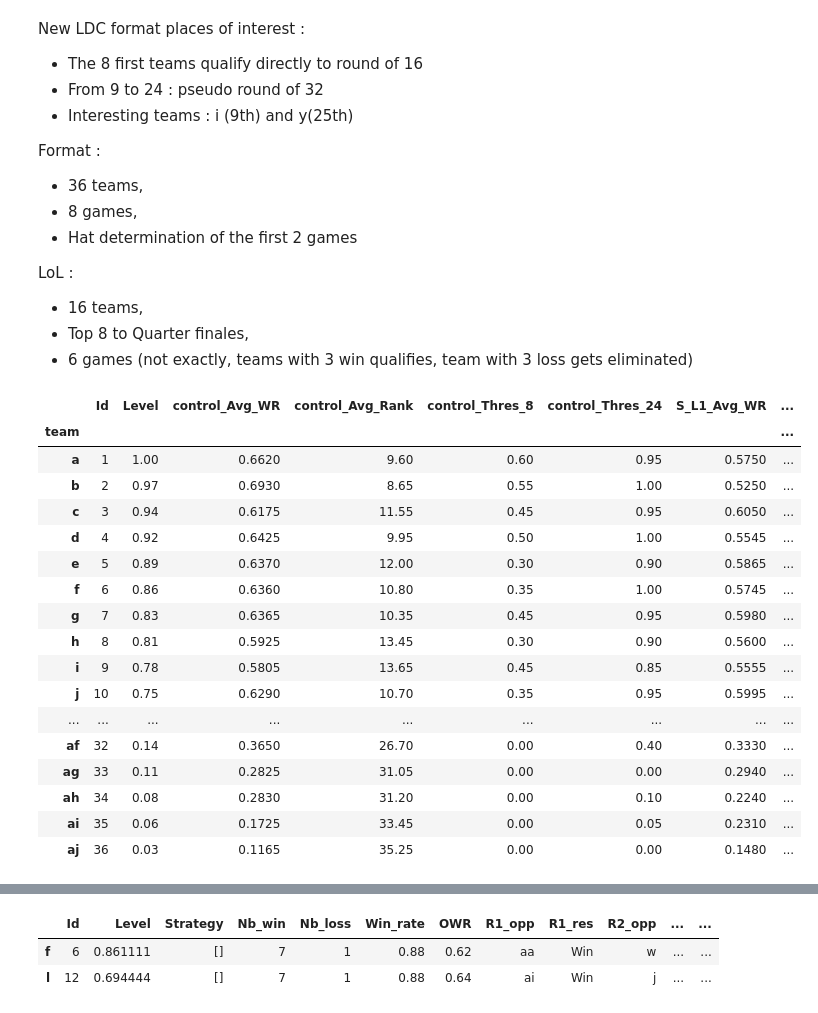
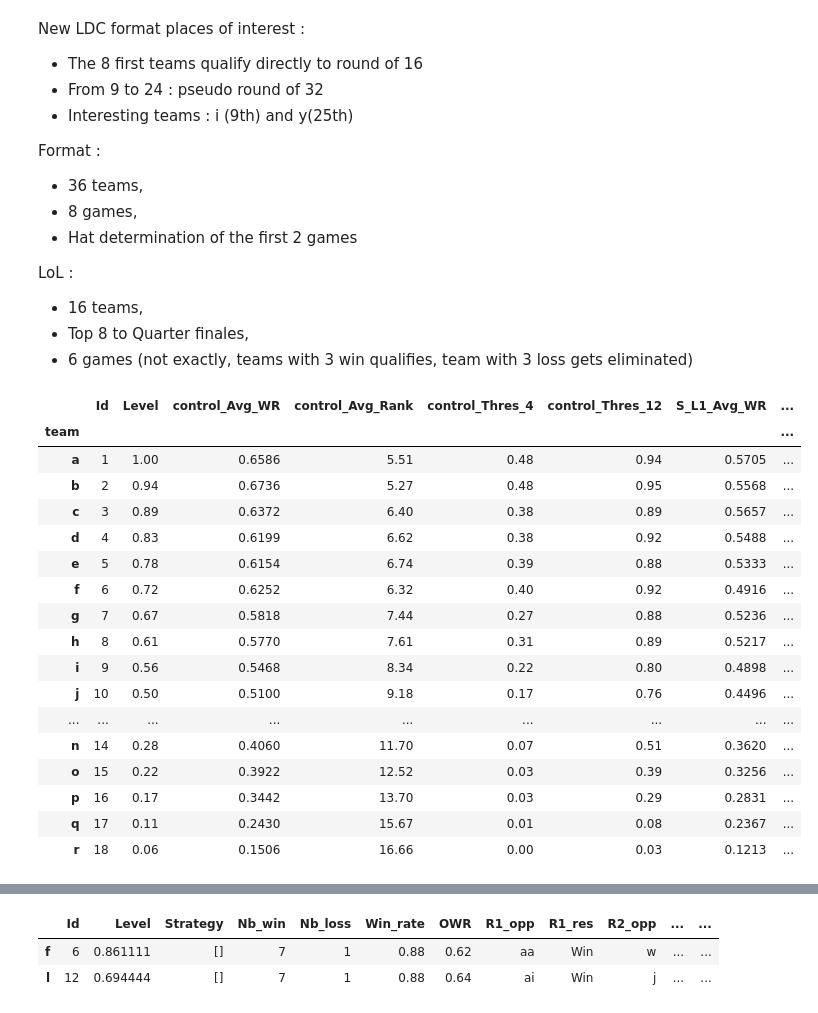
Before and after one commit to arnaud-odet/swiss_rounds_simulator, a Jupyter notebook: swiss_round.ipynb, the cells around one changed output, grey strips where cells are left out. Cells and saved outputs as stored; diff of their text form; code cells hidden in the pictures.

```diff
--- a/swiss_round.ipynb
+++ b/swiss_round.ipynb
@@ -23,26 +23,31 @@ LoL :
 * 16 teams,
 * Top 8 to Quarter finales,
 * 6 games (not exactly, teams with 3 win qualifies, team with 3 loss gets eliminated)
-# %%
-df = pd.read_csv('data/PROTECTED_prob_lin_T=36_R=8.csv').set_index('team')
-df
-# %% [output]
-|  | Id | Level | control_Avg_WR | control_Avg_Rank | control_Thres_8 | control_Thres_24 | S_L1_Avg_WR | ... |
-| team |  |  |  |  |  |  |  | ... |
-| a | 1 | 1.00 | 0.6620 | 9.60 | 0.60 | 0.95 | 0.5750 | ... |
-| b | 2 | 0.97 | 0.6930 | 8.65 | 0.55 | 1.00 | 0.5250 | ... |
-| c | 3 | 0.94 | 0.6175 | 11.55 | 0.45 | 0.95 | 0.6050 | ... |
-| d | 4 | 0.92 | 0.6425 | 9.95 | 0.50 | 1.00 | 0.5545 | ... |
-| e | 5 | 0.89 | 0.6370 | 12.00 | 0.30 | 0.90 | 0.5865 | ... |
-| f | 6 | 0.86 | 0.6360 | 10.80 | 0.35 | 1.00 | 0.5745 | ... |
-| g | 7 | 0.83 | 0.6365 | 10.35 | 0.45 | 0.95 | 0.5980 | ... |
-| h | 8 | 0.81 | 0.5925 | 13.45 | 0.30 | 0.90 | 0.5600 | ... |
-| i | 9 | 0.78 | 0.5805 | 13.65 | 0.45 | 0.85 | 0.5555 | ... |
-| j | 10 | 0.75 | 0.6290 | 10.70 | 0.35 | 0.95 | 0.5995 | ... |
-| ... | ... | ... | ... | ... | ... | ... | ... | ... |
-| af | 32 | 0.14 | 0.3650 | 26.70 | 0.00 | 0.40 | 0.3330 | ... |
-| ag | 33 | 0.11 | 0.2825 | 31.05 | 0.00 | 0.00 | 0.2940 | ... |
-| ah | 34 | 0.08 | 0.2830 | 31.20 | 0.00 | 0.10 | 0.2240 | ... |
-| ai | 35 | 0.06 | 0.1725 | 33.45 | 0.00 | 0.05 | 0.2310 | ... |
-| aj | 36 | 0.03 | 0.1165 | 35.25 | 0.00 | 0.00 | 0.1480 | ... |
+# %%
+set_up = 'prob_lin'
+nb_sim = 100
+nb_teams = 18
+nb_rounds = 6
+
+df = pd.read_csv(f'data/S={nb_sim}_T={nb_teams}_R={nb_rounds}_{set_up}.csv').set_index('team')
+df
+# %% [output]
+|  | Id | Level | control_Avg_WR | control_Avg_Rank | control_Thres_4 | control_Thres_12 | S_L1_Avg_WR | ... |
+| team |  |  |  |  |  |  |  | ... |
+| a | 1 | 1.00 | 0.6586 | 5.51 | 0.48 | 0.94 | 0.5705 | ... |
+| b | 2 | 0.94 | 0.6736 | 5.27 | 0.48 | 0.95 | 0.5568 | ... |
+| c | 3 | 0.89 | 0.6372 | 6.40 | 0.38 | 0.89 | 0.5657 | ... |
+| d | 4 | 0.83 | 0.6199 | 6.62 | 0.38 | 0.92 | 0.5488 | ... |
+| e | 5 | 0.78 | 0.6154 | 6.74 | 0.39 | 0.88 | 0.5333 | ... |
+| f | 6 | 0.72 | 0.6252 | 6.32 | 0.40 | 0.92 | 0.4916 | ... |
+| g | 7 | 0.67 | 0.5818 | 7.44 | 0.27 | 0.88 | 0.5236 | ... |
+| h | 8 | 0.61 | 0.5770 | 7.61 | 0.31 | 0.89 | 0.5217 | ... |
+| i | 9 | 0.56 | 0.5468 | 8.34 | 0.22 | 0.80 | 0.4898 | ... |
+| j | 10 | 0.50 | 0.5100 | 9.18 | 0.17 | 0.76 | 0.4496 | ... |
+| ... | ... | ... | ... | ... | ... | ... | ... | ... |
+| n | 14 | 0.28 | 0.4060 | 11.70 | 0.07 | 0.51 | 0.3620 | ... |
+| o | 15 | 0.22 | 0.3922 | 12.52 | 0.03 | 0.39 | 0.3256 | ... |
+| p | 16 | 0.17 | 0.3442 | 13.70 | 0.03 | 0.29 | 0.2831 | ... |
+| q | 17 | 0.11 | 0.2430 | 15.67 | 0.01 | 0.08 | 0.2367 | ... |
+| r | 18 | 0.06 | 0.1506 | 16.66 | 0.00 | 0.03 | 0.1213 | ... |
 # %%
```
Also changed, not shown: parts of 2 cells of this notebook, 1 other file.
